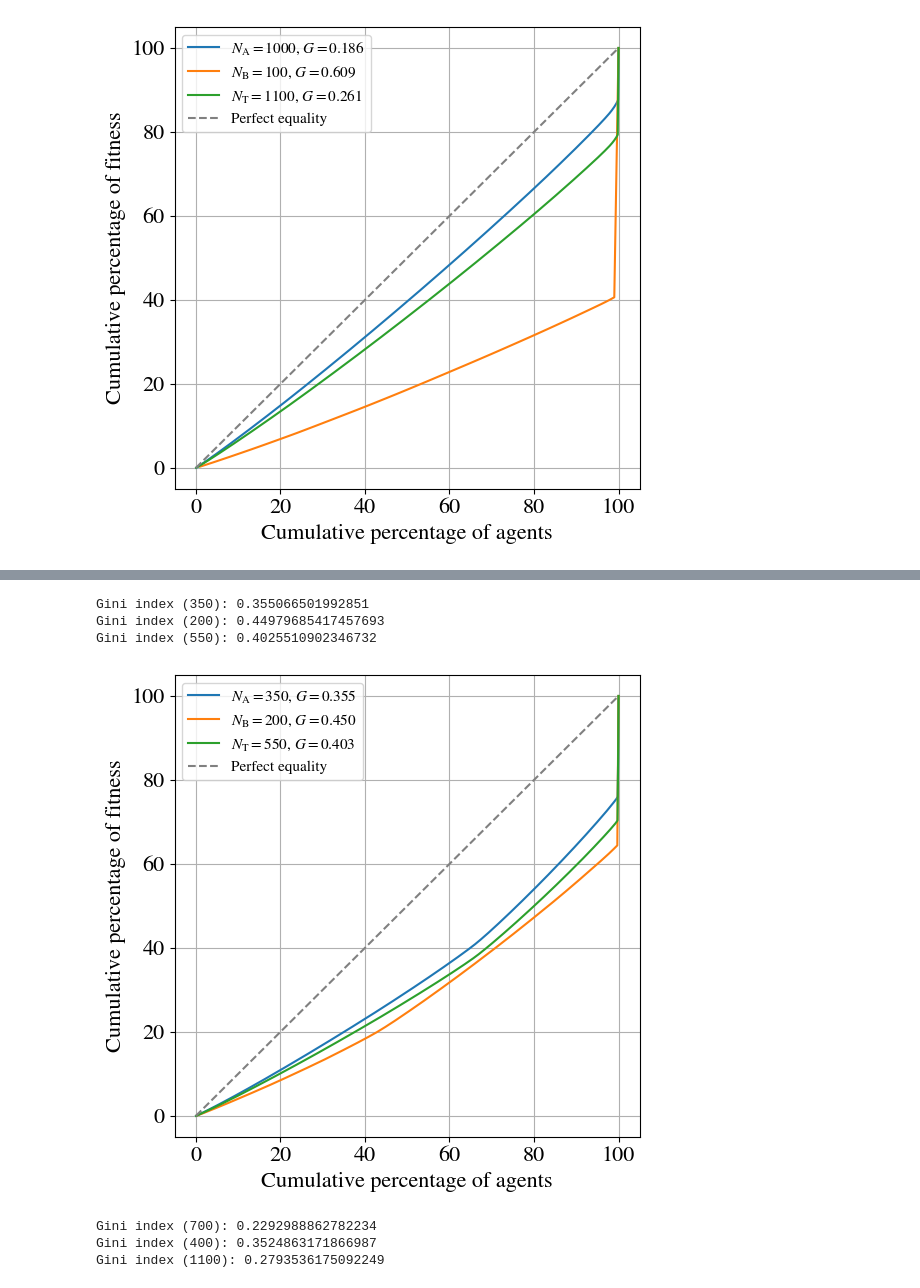
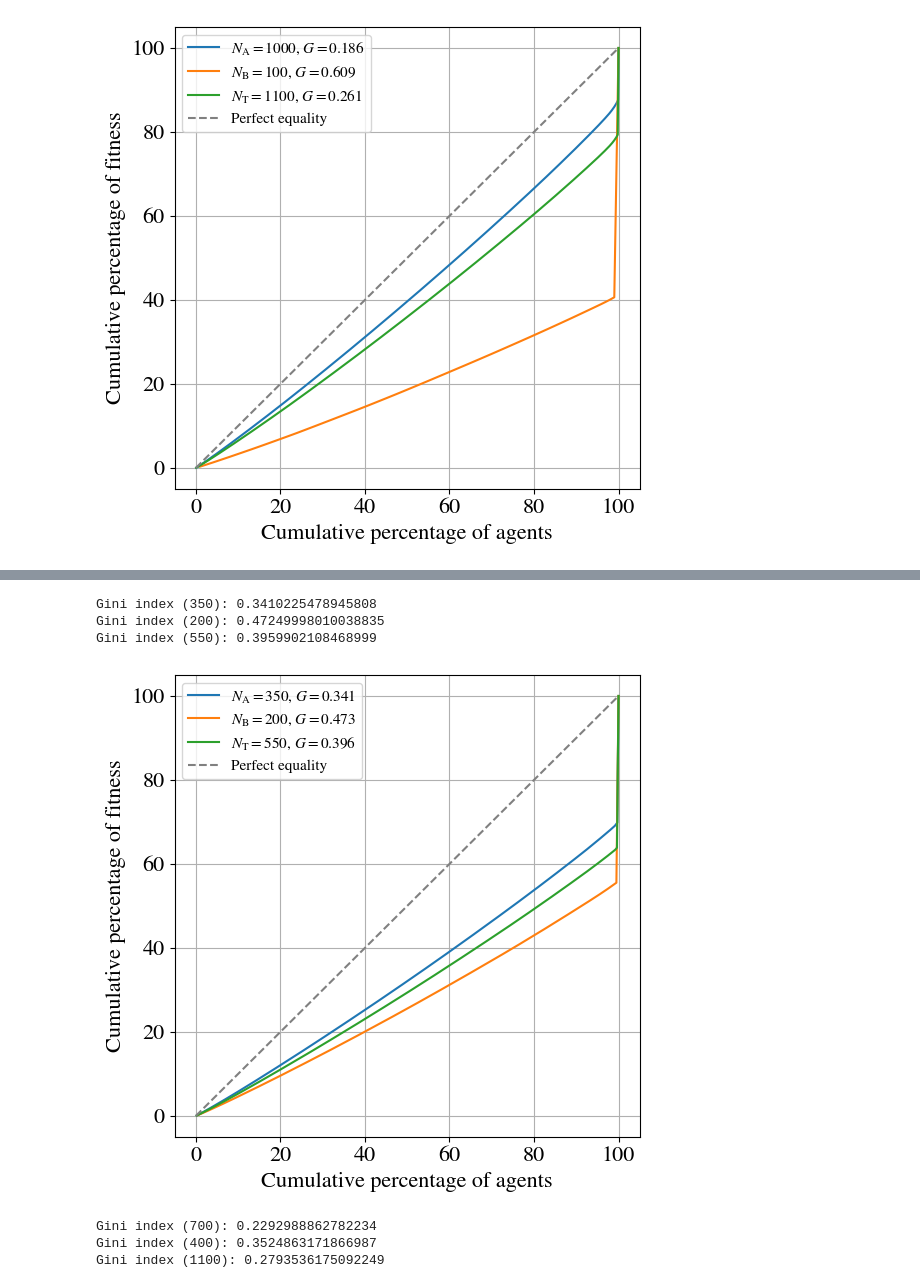
Before and after one commit to MarcSadurniParera/BonabeauExtendedModel, a Jupyter notebook: Fitness temporal evolution/Single trajectory/Key indicators/GINI/LorentzGini.ipynb, the cells around one changed output, grey strips where cells are left out. Drawn from its saved outputs; the diff is of its cells as text; code cells hidden in the pictures.

```diff
--- a/Fitness temporal evolution/Single trajectory/Key indicators/GINI/LorentzGini.ipynb
+++ b/Fitness temporal evolution/Single trajectory/Key indicators/GINI/LorentzGini.ipynb
@@ -124,39 +124,39 @@ Gini index (550): 0.4226666961785074
 # %%
 #Read the data files:
-input350 = np.loadtxt("histogramfitness.dat", skiprows=1500, max_rows=1850)
-input200 = np.loadtxt("histogramfitness2.dat", skiprows=150, max_rows=350)
-input550 = np.loadtxt("histogramtotal.dat", skiprows=1650, max_rows=2200)
+input350 = np.loadtxt("histogramfitness.dat", skiprows=1500, max_rows=350)
+input200 = np.loadtxt("histogramfitness2.dat", skiprows=150, max_rows=200)
+input550 = np.loadtxt("histogramtotal.dat", skiprows=1650, max_rows=550)
 
 # Compute Lorenz curves and Gini indices for each dataset
 lorenz_curve_x1, lorenz_curve_y1, gini_index1 = compute_lorenz_curve_and_gini(input350)
 lorenz_curve_x2, lorenz_curve_y2, gini_index2 = compute_lorenz_curve_and_gini(input200)
 lorenz_curve_x3, lorenz_curve_y3, gini_index3 = compute_lorenz_curve_and_gini(input550)
 
 # Plot the Lorenz curves
 plt.figure(figsize=(6, 6))
 
 plt.plot(lorenz_curve_x1, lorenz_curve_y1, label="$N_\mathrm{A}=350$" + "," + " " + "$G=%.3f$" %(gini_index1))
 plt.plot(lorenz_curve_x2, lorenz_curve_y2, label="$N_\mathrm{B}=200$" + "," + " " + "$G=%.3f$" %(gini_index2))
 plt.plot(lorenz_curve_x3, lorenz_curve_y3, label="$N_\mathrm{T}=550$" + "," + " " + "$G=%.3f$" %(gini_index3))
 
 plt.plot([0, 100], [0, 100], '--', color='gray', label="Perfect equality")
 plt.xlabel("Cumulative percentage of agents", fontsize=16)
 plt.ylabel("Cumulative percentage of fitness", fontsize=16)
 plt.legend(fontsize="11")
 # Increase the size of ticks
 plt.xticks(fontsize=16)
 plt.yticks(fontsize=16)
 plt.grid(True)
 plt.savefig('ginilorentz350200.pdf', bbox_inches='tight')
 
 #Gini index from Equation (6):
 print("Gini index (350):", compute_gini_index_meanabs(input350))
 print("Gini index (200):", compute_gini_index_meanabs(input200))
 print("Gini index (550):", compute_gini_index_meanabs(input550))
 # %% [output]
-Gini index (350): 0.355066501992851
-Gini index (200): 0.44979685417457693
-Gini index (550): 0.4025510902346732
+Gini index (350): 0.3410225478945808
+Gini index (200): 0.47249998010038835
+Gini index (550): 0.3959902108468999
-[figure, old version]
+[figure, new version]
 # %%
 #Read the data files:
```
Also changed, not shown: parts of 2 cells of this notebook, 4 other files.
